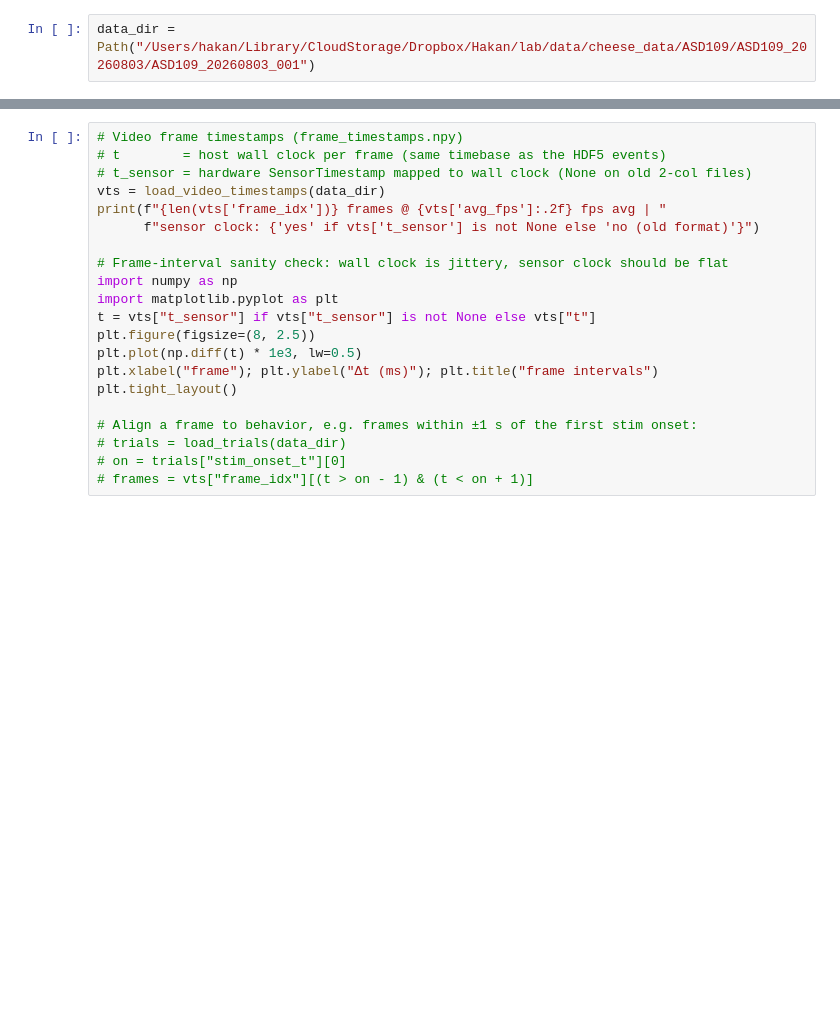
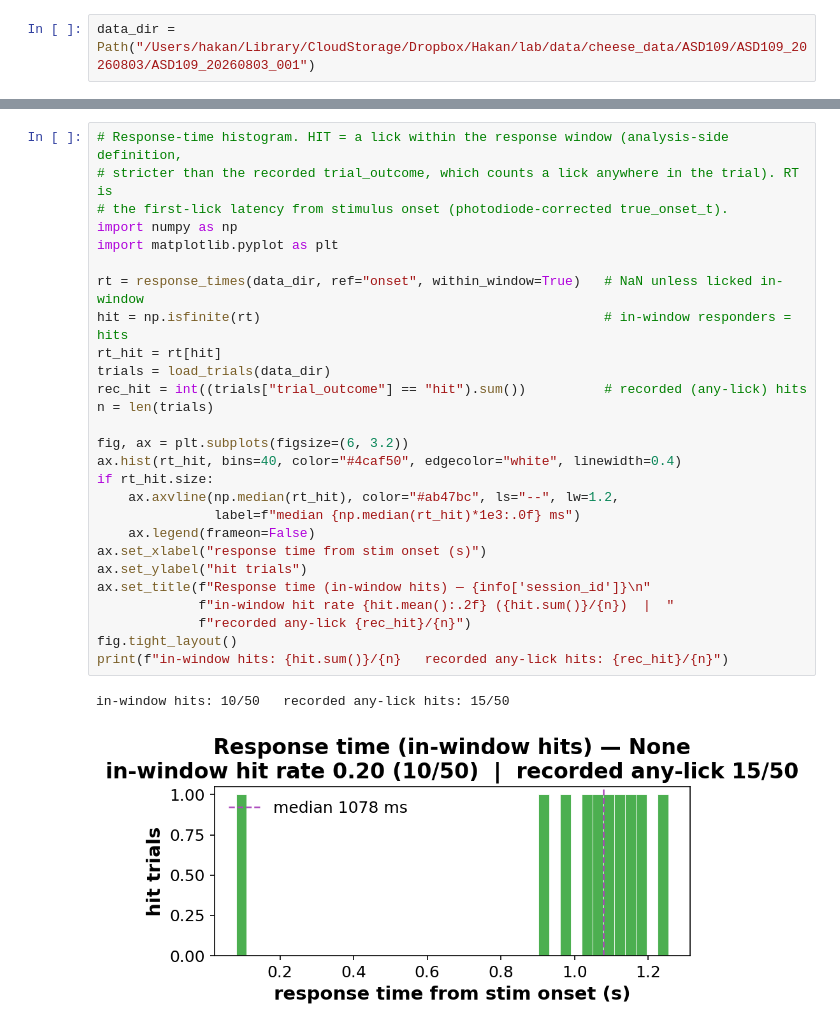
Before and after one commit to hkucukdereli/VRFarm, a Jupyter notebook: analysis/check_data.ipynb, the cells around one changed output, grey strips where cells are left out. Saved outputs shown, nothing was run; the diff lists cells and outputs as text; blank space fills up the shorter version.

Commit message:
Updated analysis

```diff
--- a/analysis/check_data.ipynb
+++ b/analysis/check_data.ipynb
@@ -53,21 +35,30 @@ data = load_session(data_dir)
-# %%
-# Video frame timestamps (frame_timestamps.npy)
-# t        = host wall clock per frame (same timebase as the HDF5 events)
-# t_sensor = hardware SensorTimestamp mapped to wall clock (None on old 2-col files)
-vts = load_video_timestamps(data_dir)
-print(f"{len(vts['frame_idx'])} frames @ {vts['avg_fps']:.2f} fps avg | "
-      f"sensor clock: {'yes' if vts['t_sensor'] is not None else 'no (old format)'}")
-
-# Frame-interval sanity check: wall clock is jittery, sensor clock should be flat
-import numpy as np
-import matplotlib.pyplot as plt
-t = vts["t_sensor"] if vts["t_sensor"] is not None else vts["t"]
-plt.figure(figsize=(8, 2.5))
-plt.plot(np.diff(t) * 1e3, lw=0.5)
-plt.xlabel("frame"); plt.ylabel("Δt (ms)"); plt.title("frame intervals")
-plt.tight_layout()
-
-# Align a frame to behavior, e.g. frames within ±1 s of the first stim onset:
-# trials = load_trials(data_dir)
-# on = trials["stim_onset_t"][0]
-# frames = vts["frame_idx"][(t > on - 1) & (t < on + 1)]
+# %%
+# Response-time histogram. HIT = a lick within the response window (analysis-side definition,
+# stricter than the recorded trial_outcome, which counts a lick anywhere in the trial). RT is
+# the first-lick latency from stimulus onset (photodiode-corrected true_onset_t).
+import numpy as np
+import matplotlib.pyplot as plt
+
+rt = response_times(data_dir, ref="onset", within_window=True)   # NaN unless licked in-window
+hit = np.isfinite(rt)                                            # in-window responders = hits
+rt_hit = rt[hit]
+trials = load_trials(data_dir)
+rec_hit = int((trials["trial_outcome"] == "hit").sum())          # recorded (any-lick) hits
+n = len(trials)
+
+fig, ax = plt.subplots(figsize=(6, 3.2))
+ax.hist(rt_hit, bins=40, color="#4caf50", edgecolor="white", linewidth=0.4)
+if rt_hit.size:
+    ax.axvline(np.median(rt_hit), color="#ab47bc", ls="--", lw=1.2,
+               label=f"median {np.median(rt_hit)*1e3:.0f} ms")
+    ax.legend(frameon=False)
+ax.set_xlabel("response time from stim onset (s)")
+ax.set_ylabel("hit trials")
+ax.set_title(f"Response time (in-window hits) — {info['session_id']}\n"
+             f"in-window hit rate {hit.mean():.2f} ({hit.sum()}/{n})  |  "
+             f"recorded any-lick {rec_hit}/{n}")
+fig.tight_layout()
+print(f"in-window hits: {hit.sum()}/{n}   recorded any-lick hits: {rec_hit}/{n}")
+# %% [output]
+in-window hits: 10/50   recorded any-lick hits: 15/50
+[figure, added]
```
Also changed, not shown: parts of 5 cells of this notebook, 1 other file.
